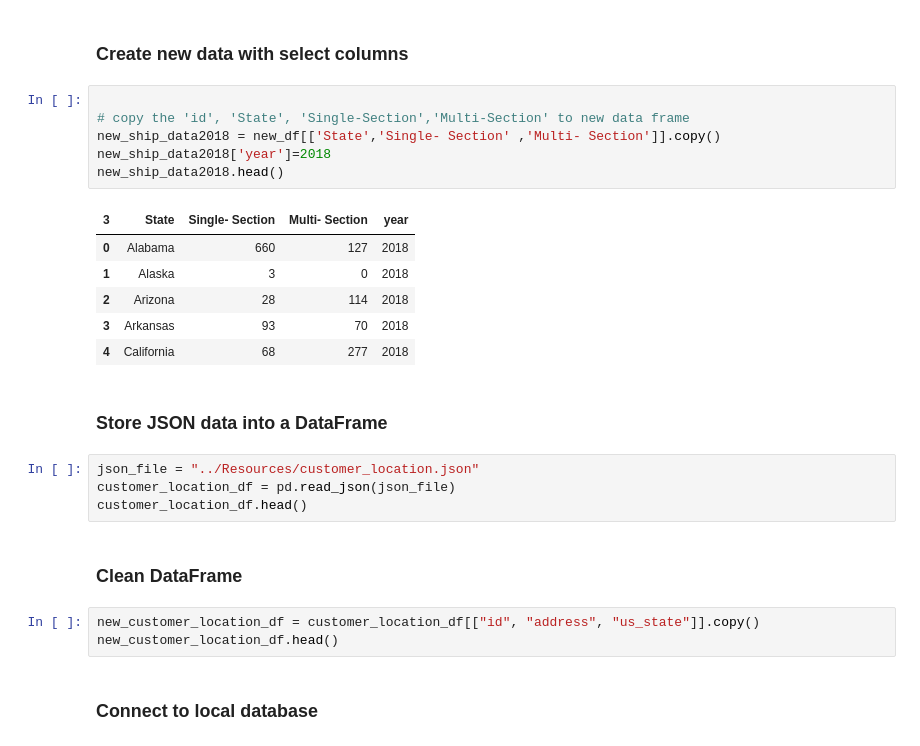
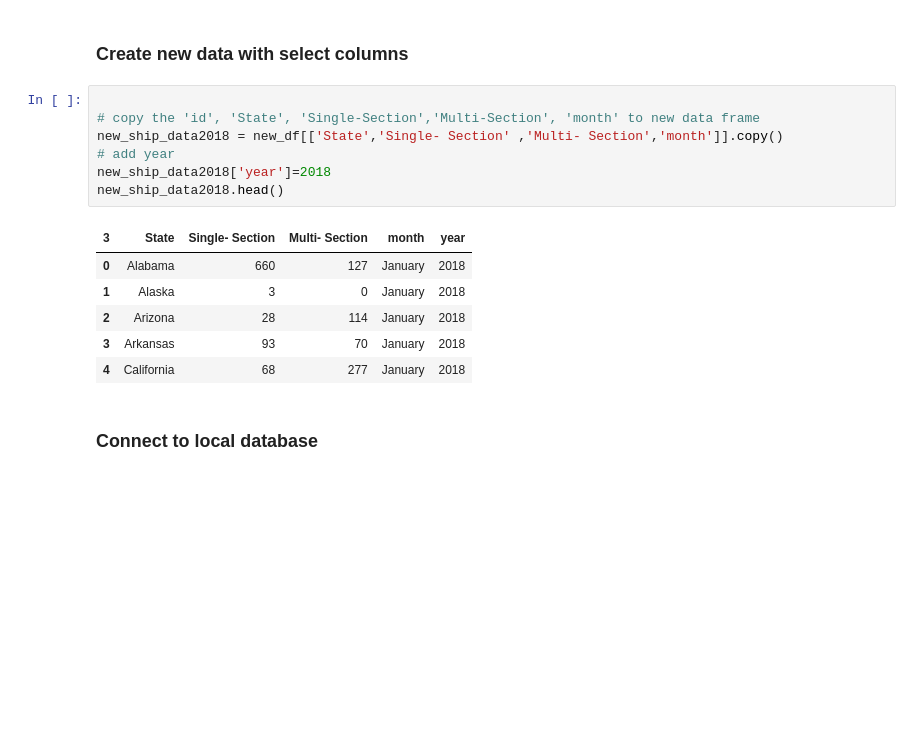
Before and after one commit to whiterabbit2020/etl-project, a Jupyter notebook: etl-project.ipynb, the cells around one changed output. Saved outputs shown, nothing was run; the diff lists cells and outputs as text; blank space fills up the shorter version.

```diff
--- a/etl-project.ipynb
+++ b/etl-project.ipynb
@@ -50,27 +63,17 @@ Name: 3, dtype: object
 ### Create new data with select columns
 # %%
 
-# copy the 'id', 'State', 'Single-Section','Multi-Section' to new data frame
-new_ship_data2018 = new_df[['State','Single- Section' ,'Multi- Section']].copy()
+# copy the 'id', 'State', 'Single-Section','Multi-Section', 'month' to new data frame
+new_ship_data2018 = new_df[['State','Single- Section' ,'Multi- Section','month']].copy()
+# add year
 new_ship_data2018['year']=2018
 new_ship_data2018.head()
 # %% [output]
-| 3 | State | Single- Section | Multi- Section | year |
-| 0 | Alabama | 660 | 127 | 2018 |
-| 1 | Alaska | 3 | 0 | 2018 |
-| 2 | Arizona | 28 | 114 | 2018 |
-| 3 | Arkansas | 93 | 70 | 2018 |
-| 4 | California | 68 | 277 | 2018 |
+| 3 | State | Single- Section | Multi- Section | month | year |
+| 0 | Alabama | 660 | 127 | January | 2018 |
+| 1 | Alaska | 3 | 0 | January | 2018 |
+| 2 | Arizona | 28 | 114 | January | 2018 |
+| 3 | Arkansas | 93 | 70 | January | 2018 |
+| 4 | California | 68 | 277 | January | 2018 |
-# %% [markdown]
-### Store JSON data into a DataFrame
-# %%
-json_file = "../Resources/customer_location.json"
-customer_location_df = pd.read_json(json_file)
-customer_location_df.head()
-# %% [markdown]
-### Clean DataFrame
-# %%
-new_customer_location_df = customer_location_df[["id", "address", "us_state"]].copy()
-new_customer_location_df.head()
 # %% [markdown]
 ### Connect to local database
```
Also changed, not shown: parts of 15 cells of this notebook.
